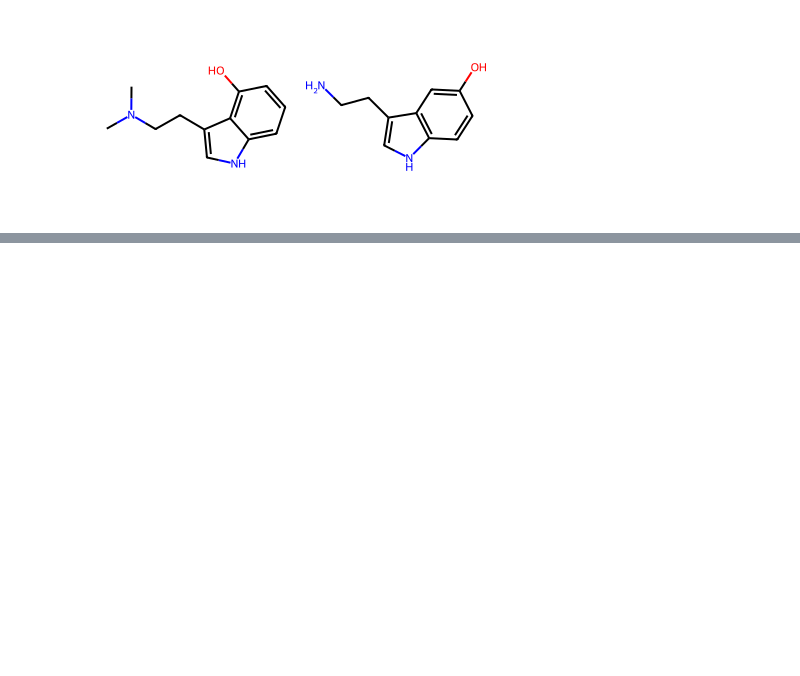
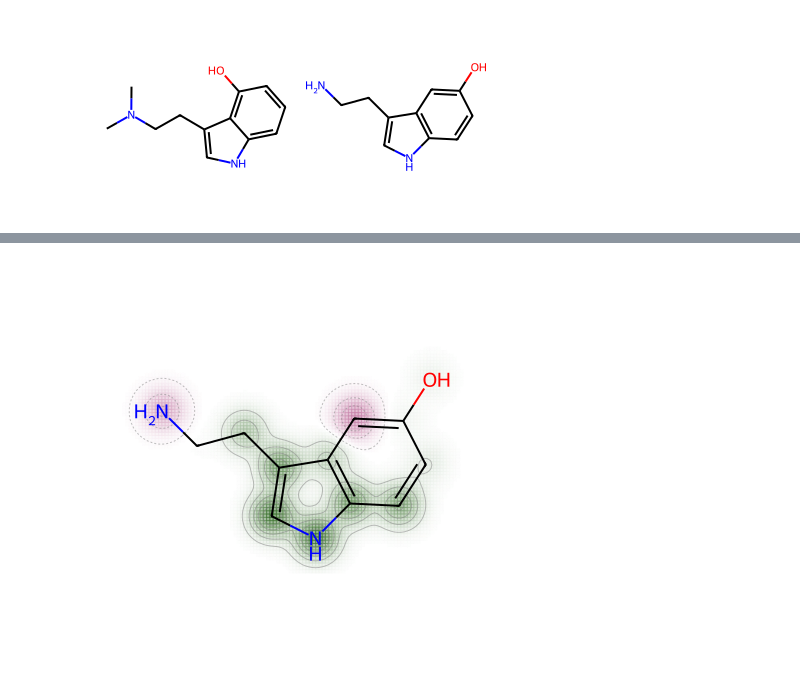
Before and after one commit to fulopjoz/pharmacophore-toolkit, a Jupyter notebook: similarity_maps.ipynb, the cells around one changed output, grey strips where cells are left out. Drawn from its saved outputs; the diff is of its cells as text; code cells hidden in the pictures; blank space fills up the shorter version.

```diff
--- a/similarity_maps.ipynb
+++ b/similarity_maps.ipynb
@@ -36 +52,9 @@ show_png(d.GetDrawingText())
 [figure]
+# %%
+d = Draw.MolDraw2DCairo(400, 400)
+_, maxWeight = SimilarityMaps.GetSimilarityMapForFingerprint(psilocin, serotonin,
+                                                             lambda m, i: SimilarityMaps.GetMorganFingerprint(m, i, radius=2, fpType='count', nBits=2048),
+                                                             draw2d=d)
+d.FinishDrawing()
+show_png(d.GetDrawingText())
+# %% [output]
@@ -36,0 +63 @@ show_png(d.GetDrawingText())
+[figure, added]
```
Also changed, not shown: parts of 8 cells of this notebook.
